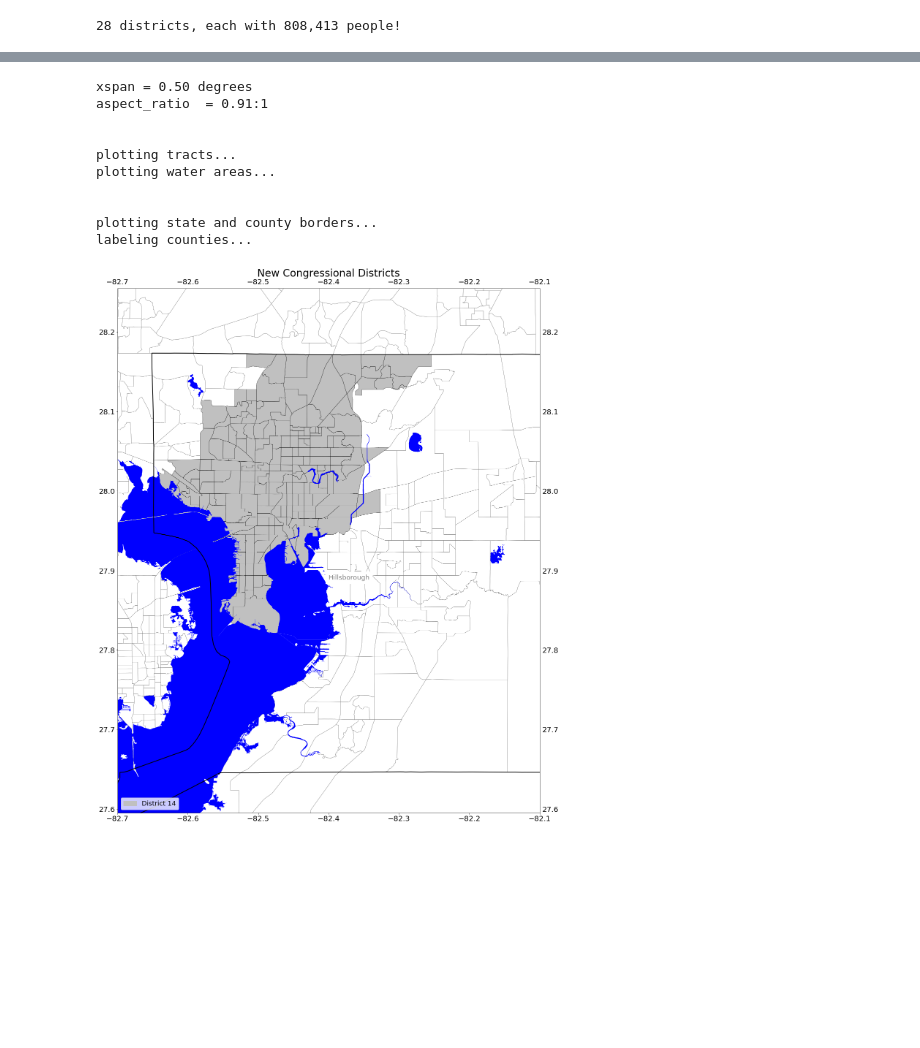
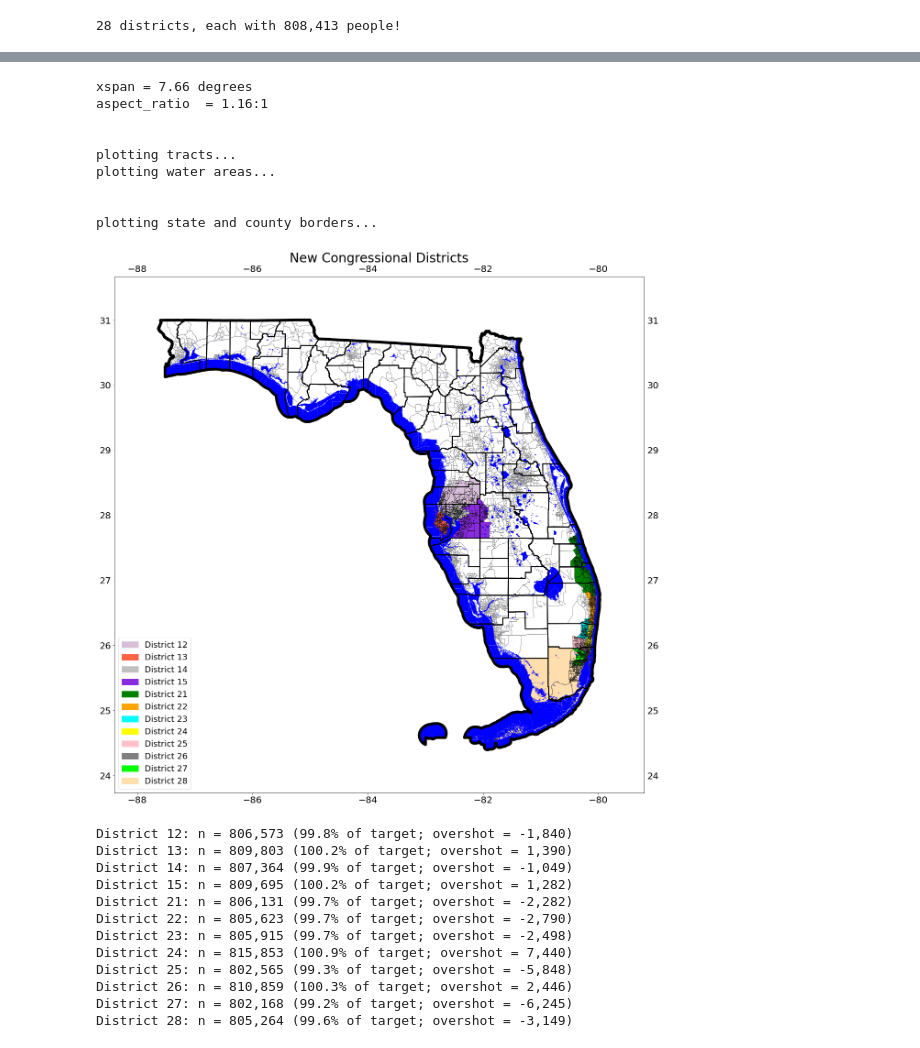
Before and after one commit to raddick/gerrymandering, a Jupyter notebook: 2020-florida.ipynb, the cells around one changed output, grey strips where cells are left out. Cells and saved outputs as stored; diff of their text form; code cells hidden in the pictures; blank space fills up the shorter version.

Commit message:
Done with Tampa and Miami metro areas

```diff
--- a/2020-florida.ipynb
+++ b/2020-florida.ipynb
@@ -1544,5 +1641,5 @@ District 14: n = 815,814 (100.9% of target; overshot = 7,401)
 # %%
-#assign_to_district = 21
+#assign_to_district = 15
 show_water = True
 show_roads = False
 show_small_roads = False
@@ -1552,18 +1649,18 @@ show_places = False
 label_places = False
 
 show_counties = True
-label_counties = True
+label_counties = False
 
 print_ready = False
 
 the_label_size = 20
-the_annotation_size = 18
+the_annotation_size = 12
 the_line_width = .5
 the_line_width_wide = 6
 the_legend_size = 18
 the_title_size = 28
 
-bounds_counties = ['Hillsborough']
+bounds_counties = []#, 'Seminole', 'Osceola', 'Lake']
 
 if (len(bounds_counties) > 0):
     xlimits = [unary_union(county_gdf[(county_gdf['STATEFP'] == state_codes_df[state_codes_df['STUSAB'] == this_state]['STATE'].values[0]) & (county_gdf['NAME'].isin(bounds_counties))].geometry.tolist()).bounds[0], unary_union(county_gdf[(county_gdf['STATEFP'] == state_codes_df[state_codes_df['STUSAB'] == this_state]['STATE'].values[0]) & (county_gdf['NAME'].isin(bounds_counties))].geometry.tolist()).bounds[2]]
@@ -1573,13 +1670,17 @@ else:
     ylimits = [unary_union(state_gdf[(state_gdf['STUSPS'] == this_state)].geometry.tolist()).bounds[1], unary_union(state_gdf[(state_gdf['STUSPS'] == this_state)].geometry.tolist()).bounds[3]]
 
 
-####### Tampa area
-xlimits = [-82.65,-82.15]
-ylimits = [27.65,28.2]
+# xlimits = [-82.65,-82.15]
+# ylimits = [27.65,28.2]
 
+# ###### Western Polk County #######
+# xlimits = [-82.07,-81.7]
+# ylimits = [27.77,28]
 
-# xlimits = [-82.55,-82.45]
-# ylimits = [28.1,28.2]
+# ###### NW Polk County #######
+# xlimits = [-82.07,-81.7]
+# ylimits = [28,28.3]
+
 
 xspan = xlimits[1] - xlimits[0]
 yspan = ylimits[1] - ylimits[0]
@@ -1625,8 +1726,8 @@ if (label_tracts):
     printme = ''
     for ix, thisrow in tract_gdf[
         (((tract_gdf['INTPTLON'] >= xlimits[0]) & (tract_gdf['INTPTLON'] <= xlimits[1])) & ((tract_gdf['INTPTLAT'] >= ylimits[0]) & (tract_gdf['INTPTLAT'] <= ylimits[1])))
-#        & (tract_gdf['new_district'].isnull())
-        & (tract_gdf['new_district'] == 14)
+        & (tract_gdf['new_district'].isnull())
+#        & (tract_gdf['new_district'] == 14)
 #        & (tract_gdf['INTPTLAT'] >= 28.9)
 #             & (
 #                 ((tract_gdf['INTPTLAT'] >= 39.37) & (tract_gdf['new_district'] == 2))
@@ -1636,8 +1737,8 @@ if (label_tracts):
 
 
         if (not(print_ready)):
-            #print('{0:}-{1:}:\t{2:}'.format(thisrow['COUNTY_NAME'][0:3],thisrow['census_tract'], ix))
-            print('{0:}:\t{1:}'.format(thisrow['census_tract'], ix))
+            print('{0:}-{1:}:\t{2:}'.format(thisrow['COUNTY_NAME'][0:3],thisrow['census_tract'], ix))
+            #print('{0:}:\t{1:}'.format(thisrow['census_tract'], ix))
         else:
 #            if ((thisrow['census_tract'] >= 58) & (thisrow['census_tract'] <= 60)):
             print_count += 1
@@ -1672,7 +1773,8 @@ if (show_places):
     place_gdf[
         ((place_gdf['INTPTLON'] >= xlimits[0]) & (place_gdf['INTPTLON'] <= xlimits[1]))
         & ((place_gdf['INTPTLAT'] >= ylimits[0]) & (place_gdf['INTPTLAT'] <= ylimits[1]))
-    ].plot(ax=ax, edgecolor='purple', lw=the_line_width_wide, color='none')
+#        & (place_gdf['NAME'] == 'Clearwater')
+    ].plot(ax=ax, edgecolor='red', lw=the_line_width_wide, color='none')
 
 if (label_places):
     print('\tlabeing all places on map...')
@@ -1680,11 +1782,11 @@ if (label_places):
         ((place_gdf['INTPTLON'] >= xlimits[0]) & (place_gdf['INTPTLON'] <= xlimits[1]))
         & ((place_gdf['INTPTLAT'] >= ylimits[0]) & (place_gdf['INTPTLAT'] <= ylimits[1]))
     ].iterrows():
-        if (not(thisrow['NAME'] in ['Venice', 'Venice Gardens'])):
+        if (not(thisrow['NAME'] in ['Willow Oak', 'Fuller Heights'])):
             annotator = '{0:}\n{1:,.0f}'.format(thisrow['NAME'].replace('-','-\n').replace(' ','\n').upper(), geo_df.loc[ix]['POP100'])
             centerpoint = (thisrow.geometry.centroid.x, thisrow.geometry.centroid.y)
             ax.annotate(annotator, centerpoint,
-                        color='purple', backgroundcolor='white', ha='center', va='center',
+                        color='red', backgroundcolor='white', ha='center', va='center',
                         fontsize=the_annotation_size)
 
 if (show_water):
@@ -1719,41 +1821,52 @@ if (label_counties):
 plt.xlim(xlimits)
 plt.ylim(ylimits)
 
 #ax.set_xticks(np.arange(xlimits[0], xlimits[1], xspan/10))#, fontsize=the_label_size)
 #ax.xaxis.set_major_formatter(FormatStrFormatter('%.1f'))
 ax.xaxis.set_tick_params(labelbottom=True, labeltop=True, labelsize=the_label_size)
 
 #ax.set_yticks(np.arange(27.8, 28.8, 0.025))
 ax.yaxis.set_tick_params(labelleft=True, labelright=True, labelsize=the_label_size)
 
 ax.legend(handles=legend_list, fontsize=the_legend_size, loc='lower left')
 
 if (len(list(these_states_dict.keys())) == 1):
     plt.title('New {0:} Congressional Districts (n = {1:.0f})'.format(
         list(these_states_dict.keys())[0],
         these_states_dict[list(these_states_dict.keys())[0]]['seats_new']
     ), fontsize=the_title_size)
 else:
     plt.title('New Congressional Districts', fontsize=the_title_size)
 
 
-
 plt.show()
-# print('\n')
-# for i in range(1, these_states_dict[list(these_states_dict.keys())[0]]['seats_new']+1):
-#     if (tract_gdf[tract_gdf['new_district'] == i]['POP100'].sum() > 0):
-#         #if (np.abs(tract_gdf[tract_gdf['new_district'] == i]['POP100'].sum() - state_target) >= 1000):
-#         print('District {0:}: n = {1:,.0f} ({2:.1%} of target; overshot = {3:,.0f})'.format(i, tract_gdf[tract_gdf['new_district'] == i]['POP100'].sum(), tract_gdf[tract_gdf['new_district'] == i]['POP100'].sum()/state_target, tract_gdf[tract_gdf['new_district'] == i]['POP100'].sum() - state_target))
+print('\n')
+for i in range(1, these_states_dict[list(these_states_dict.keys())[0]]['seats_new']+1):
+    if (tract_gdf[tract_gdf['new_district'] == i]['POP100'].sum() > 0):
+        #if (np.abs(tract_gdf[tract_gdf['new_district'] == i]['POP100'].sum() - state_target) >= 1000):
+        print('District {0:}: n = {1:,.0f} ({2:.1%} of target; overshot = {3:,.0f})'.format(i, tract_gdf[tract_gdf['new_district'] == i]['POP100'].sum(), tract_gdf[tract_gdf['new_district'] == i]['POP100'].sum()/state_target, tract_gdf[tract_gdf['new_district'] == i]['POP100'].sum() - state_target))
+#
 # %% [output]
-xspan = 0.50 degrees
-aspect_ratio  = 0.91:1
+xspan = 7.66 degrees
+aspect_ratio  = 1.16:1
 
 
 plotting tracts...
 plotting water areas...
 
 
 plotting state and county borders...
-labeling counties...
-[figure, old version]
+[figure, new version]
+District 12: n = 806,573 (99.8% of target; overshot = -1,840)
+District 13: n = 809,803 (100.2% of target; overshot = 1,390)
+District 14: n = 807,364 (99.9% of target; overshot = -1,049)
+District 15: n = 809,695 (100.2% of target; overshot = 1,282)
+District 21: n = 806,131 (99.7% of target; overshot = -2,282)
+District 22: n = 805,623 (99.7% of target; overshot = -2,790)
+District 23: n = 805,915 (99.7% of target; overshot = -2,498)
+District 24: n = 815,853 (100.9% of target; overshot = 7,440)
+District 25: n = 802,565 (99.3% of target; overshot = -5,848)
+District 26: n = 810,859 (100.3% of target; overshot = 2,446)
+District 27: n = 802,168 (99.2% of target; overshot = -6,245)
+District 28: n = 805,264 (99.6% of target; overshot = -3,149)
 # %%
```
Also changed, not shown: parts of 12 cells of this notebook.
